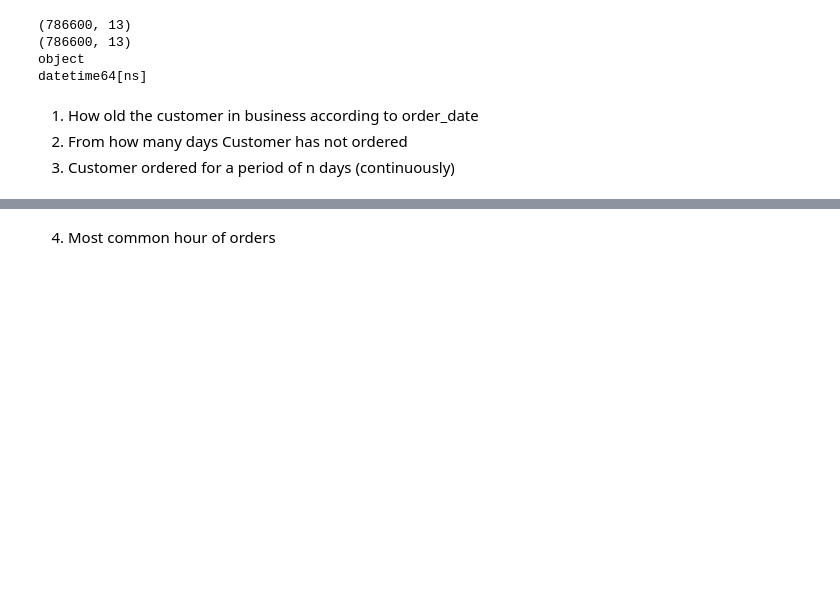
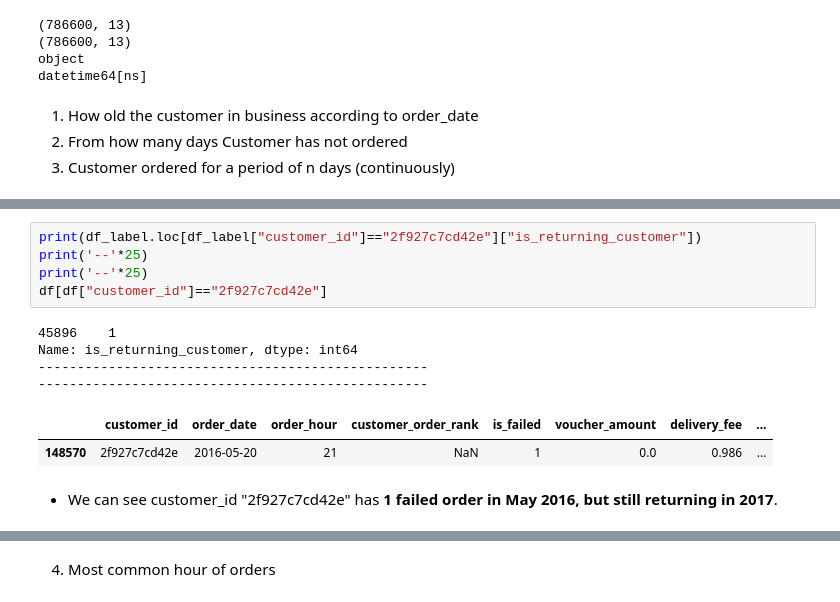
Before and after one commit to ashutosh3060/returning-customer-prediction, a Jupyter notebook: data_transformation.ipynb, the cells around one changed output, grey strips where cells are left out. Cells and saved outputs as stored; diff of their text form; blank space fills up the shorter version.

```diff
--- a/data_transformation.ipynb
+++ b/data_transformation.ipynb
@@ -348,0 +415,14 @@ min_max_order_date.tail()
+# %%
+print(df_label.loc[df_label["customer_id"]=="2f927c7cd42e"]["is_returning_customer"])
+print('--'*25)
+print('--'*25)
+df[df["customer_id"]=="2f927c7cd42e"]
+# %% [output]
+45896    1
+Name: is_returning_customer, dtype: int64
+--------------------------------------------------
+--------------------------------------------------
+|  | customer_id | order_date | order_hour | customer_order_rank | is_failed | voucher_amount | delivery_fee | ... |
+| 148570 | 2f927c7cd42e | 2016-05-20 | 21 | NaN | 1 | 0.0 | 0.986 | ... |
+# %% [markdown]
+* We can see customer_id "2f927c7cd42e" has **1 failed order in May 2016, but still returning in 2017**.
```
Also changed, not shown: parts of 14 cells of this notebook.
